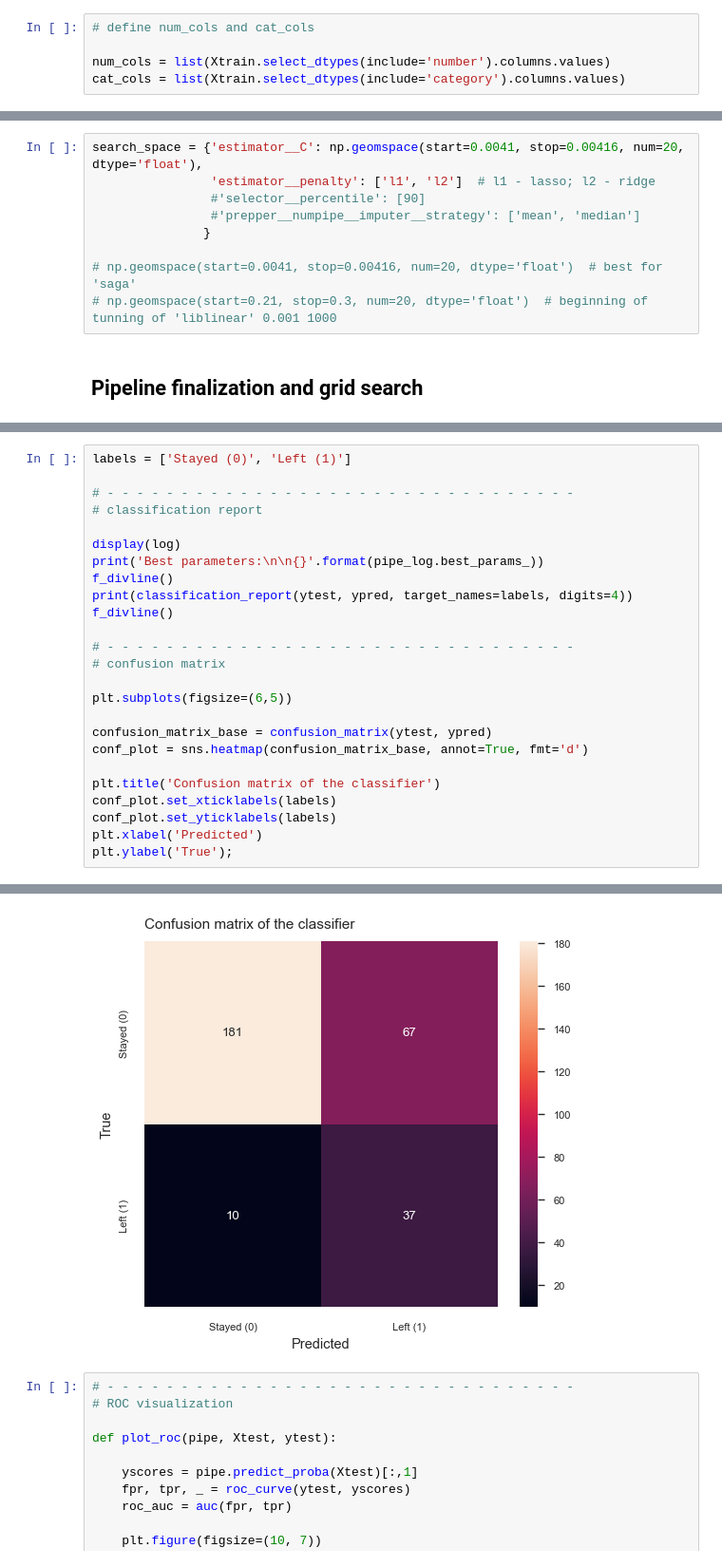
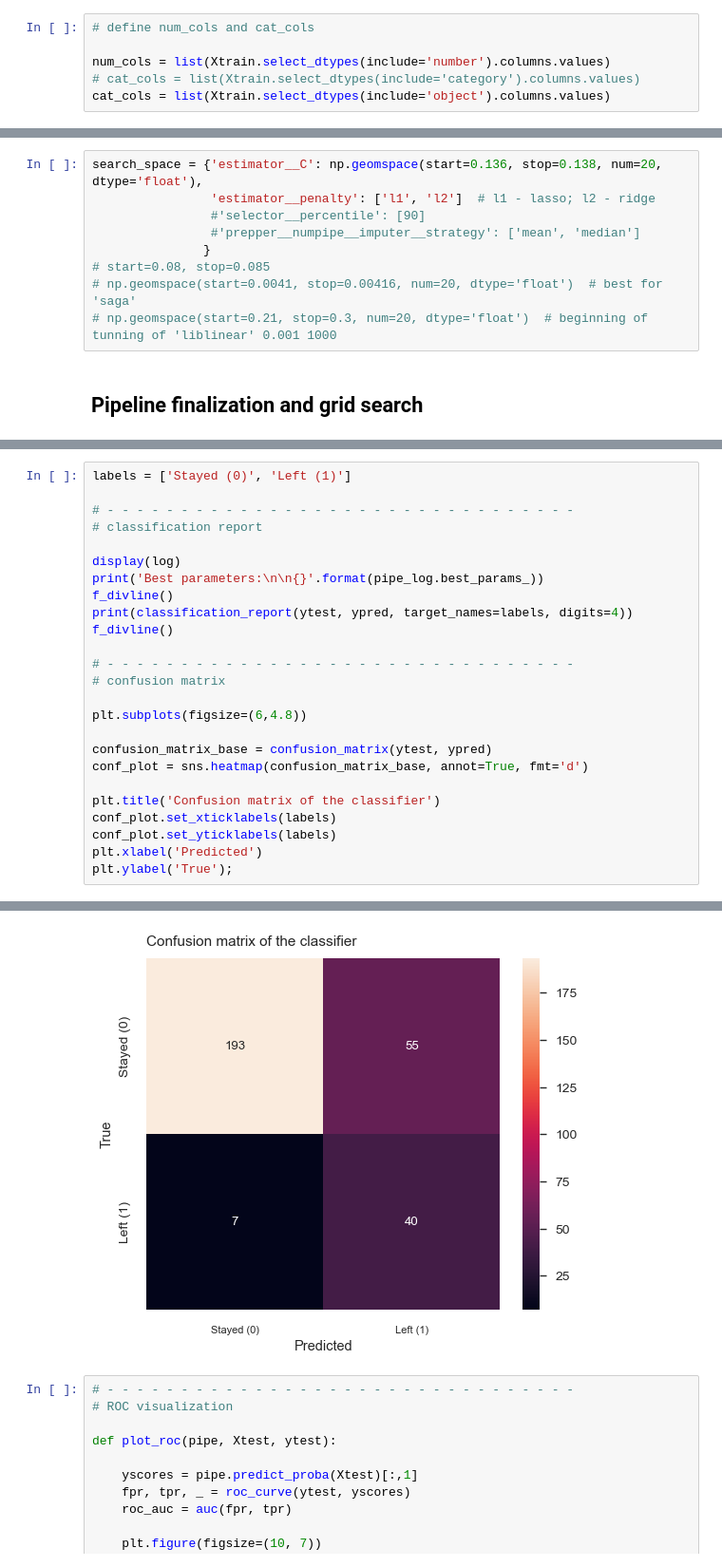
Before and after one commit to christianroden/Portfolinoes, a Jupyter notebook: Notebooks/RF_Log.ipynb, the cells around one changed output, grey strips where cells are left out. Shown: that part at 95% size. Saved outputs shown, nothing was run; the diff lists cells and outputs as text.

```diff
--- a/Notebooks/RF_Log.ipynb
+++ b/Notebooks/RF_Log.ipynb
@@ -278,7 +287,8 @@ memory usage: 272.2 KB
 # define num_cols and cat_cols
 
 num_cols = list(Xtrain.select_dtypes(include='number').columns.values)
-cat_cols = list(Xtrain.select_dtypes(include='category').columns.values)
+# cat_cols = list(Xtrain.select_dtypes(include='category').columns.values)
+cat_cols = list(Xtrain.select_dtypes(include='object').columns.values)
 # %%
 # main pipeline
 
@@ -321,12 +331,12 @@ print(temp_x)
  4.92388263e+00 1.42510267e+01 4.12462638e+01 1.19377664e+02
  3.45510729e+02 1.00000000e+03]
 # %%
-search_space = {'estimator__C': np.geomspace(start=0.0041, stop=0.00416, num=20, dtype='float'),
+search_space = {'estimator__C': np.geomspace(start=0.136, stop=0.138, num=20, dtype='float'),
                 'estimator__penalty': ['l1', 'l2']  # l1 - lasso; l2 - ridge
                 #'selector__percentile': [90]
                 #'prepper__numpipe__imputer__strategy': ['mean', 'median']
                }
-
+# start=0.08, stop=0.085
 # np.geomspace(start=0.0041, stop=0.00416, num=20, dtype='float')  # best for 'saga'
 # np.geomspace(start=0.21, stop=0.3, num=20, dtype='float')  # beginning of tunning of 'liblinear' 0.001 1000
 # %% [markdown]
@@ -383,7 +393,7 @@ f_divline()
 # - - - - - - - - - - - - - - - - - - - - - - - - - - - - - - - -
 # confusion matrix
 
-plt.subplots(figsize=(6,5))
+plt.subplots(figsize=(6,4.8))
 
 confusion_matrix_base = confusion_matrix(ytest, ypred)
 conf_plot = sns.heatmap(confusion_matrix_base, annot=True, fmt='d')
@@ -413,7 +423,7 @@ weighted avg     0.8533    0.7390    0.7713       295
 
 
 - - - - - - - - - - - - - - - - - - - - - - - - - - - - - - - - - - - - - - - -
-[figure, old version]
+[figure, new version]
 # %%
 # - - - - - - - - - - - - - - - - - - - - - - - - - - - - - - - -
 # ROC visualization
```
Also changed, not shown: parts of 17 cells of this notebook.
